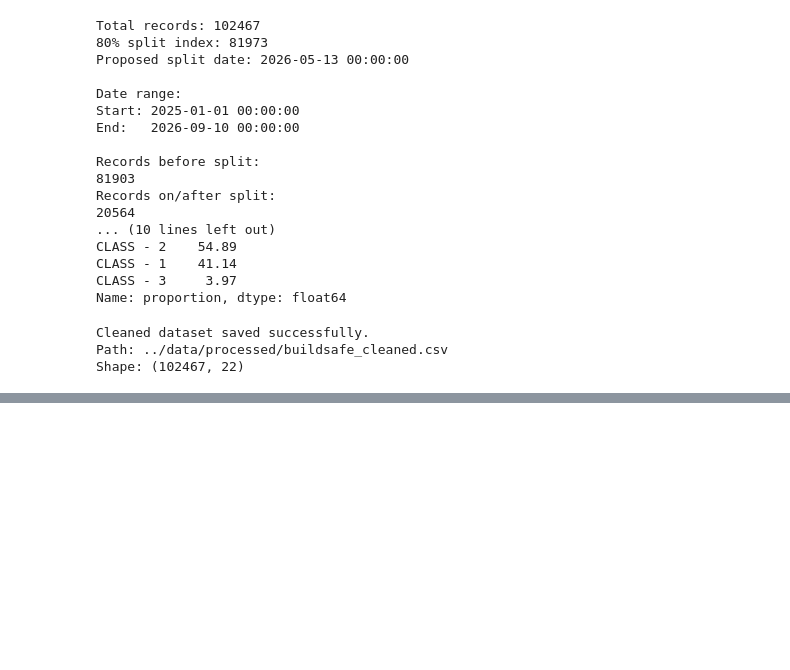
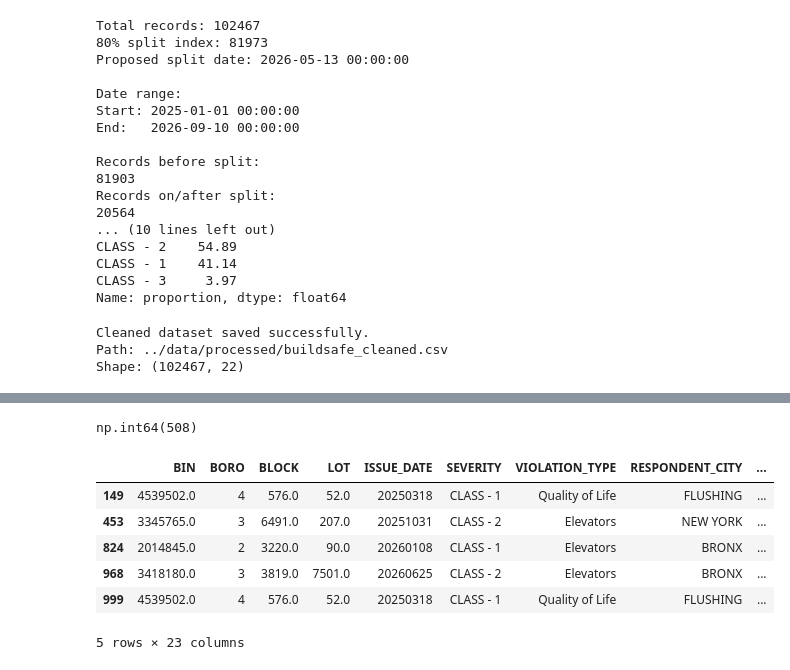
Before and after one commit to NimsaraWickramarathna/BuildSafe-AI, a Jupyter notebook: notebooks/03_data_preparation.ipynb, the cells around one changed output, grey strips where cells are left out. Saved outputs shown, nothing was run; the diff lists cells and outputs as text; code cells hidden in the pictures; blank space fills up the shorter version.

```diff
--- a/notebooks/03_data_preparation.ipynb
+++ b/notebooks/03_data_preparation.ipynb
@@ -814,0 +830,16 @@ Shape: (102467, 22)
+# %%
+df.duplicated().sum()
+# %% [output]
+np.int64(508)
+# %%
+duplicates = df[df.duplicated(keep=False)]
+
+duplicates.head()
+# %% [output]
+|  | BIN | BORO | BLOCK | LOT | ISSUE_DATE | SEVERITY | VIOLATION_TYPE | RESPONDENT_CITY | ... |
+| 149 | 4539502.0 | 4 | 576.0 | 52.0 | 20250318 | CLASS - 1 | Quality of Life | FLUSHING | ... |
+| 453 | 3345765.0 | 3 | 6491.0 | 207.0 | 20251031 | CLASS - 2 | Elevators | NEW YORK | ... |
+| 824 | 2014845.0 | 2 | 3220.0 | 90.0 | 20260108 | CLASS - 1 | Elevators | BRONX | ... |
+| 968 | 3418180.0 | 3 | 3819.0 | 7501.0 | 20260625 | CLASS - 2 | Elevators | BRONX | ... |
+| 999 | 4539502.0 | 4 | 576.0 | 52.0 | 20250318 | CLASS - 1 | Quality of Life | FLUSHING | ... |
+5 rows × 23 columns
```
Also changed, not shown: parts of 1 cell of this notebook, 11 other files.
